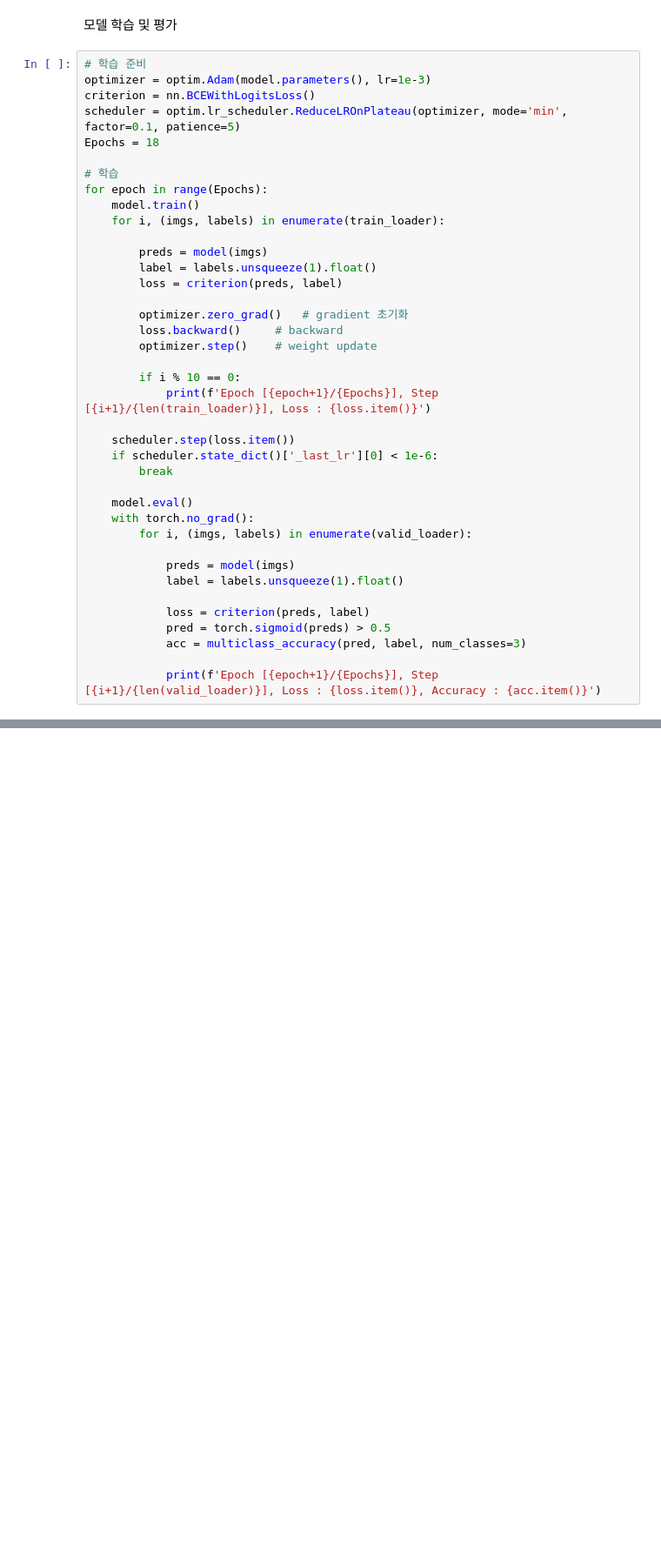
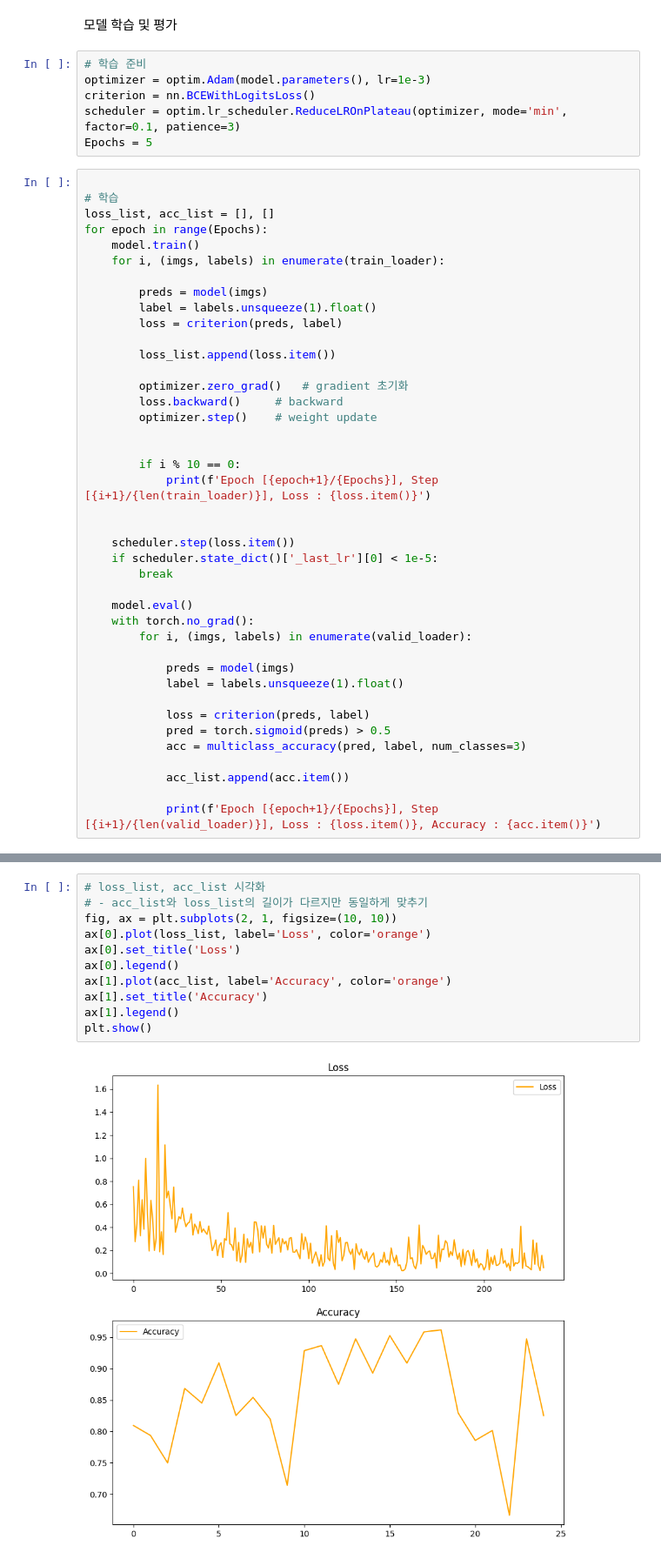
Before and after one commit to voo0o08/KDT5_OpenCV_Project, a Jupyter notebook: JJW/Project_files/P02_ResNet_Complete.ipynb, the cells around one changed output, grey strips where cells are left out. Shown at 87% size. Drawn from its saved outputs; the diff is of its cells as text; blank space fills up the shorter version.

```diff
--- a/JJW/Project_files/P02_ResNet_Complete.ipynb
+++ b/JJW/Project_files/P02_ResNet_Complete.ipynb
@@ -199,13 +210,15 @@ make_dot(model(torch.randn(32, 3, 256, 256)), params=dict(model.named_parameters
 # %% [markdown]
 모델 학습 및 평가
+# %%
+# 학습 준비
+optimizer = optim.Adam(model.parameters(), lr=1e-3)
+criterion = nn.BCEWithLogitsLoss()
+scheduler = optim.lr_scheduler.ReduceLROnPlateau(optimizer, mode='min', factor=0.1, patience=3)
+Epochs = 5
 # %%
-# 학습 준비
-optimizer = optim.Adam(model.parameters(), lr=1e-3)
-criterion = nn.BCEWithLogitsLoss()
-scheduler = optim.lr_scheduler.ReduceLROnPlateau(optimizer, mode='min', factor=0.1, patience=5)
-Epochs = 18
 
 # 학습
+loss_list, acc_list = [], []
 for epoch in range(Epochs):
     model.train()
     for i, (imgs, labels) in enumerate(train_loader):
@@ -214,15 +227,19 @@ for epoch in range(Epochs):
         label = labels.unsqueeze(1).float()
         loss = criterion(preds, label)
 
+        loss_list.append(loss.item())
+
         optimizer.zero_grad()   # gradient 초기화
         loss.backward()     # backward
         optimizer.step()    # weight update
 
+
         if i % 10 == 0:
             print(f'Epoch [{epoch+1}/{Epochs}], Step [{i+1}/{len(train_loader)}], Loss : {loss.item()}')
 
+
     scheduler.step(loss.item())
-    if scheduler.state_dict()['_last_lr'][0] < 1e-6:
+    if scheduler.state_dict()['_last_lr'][0] < 1e-5:
         break
 
     model.eval()
@@ -236,4 +253,6 @@ for epoch in range(Epochs):
             pred = torch.sigmoid(preds) > 0.5
             acc = multiclass_accuracy(pred, label, num_classes=3)
 
+            acc_list.append(acc.item())
+
             print(f'Epoch [{epoch+1}/{Epochs}], Step [{i+1}/{len(valid_loader)}], Loss : {loss.item()}, Accuracy : {acc.item()}')
@@ -239,0 +277,13 @@ for epoch in range(Epochs):
+# %%
+# loss_list, acc_list 시각화
+# - acc_list와 loss_list의 길이가 다르지만 동일하게 맞추기
+fig, ax = plt.subplots(2, 1, figsize=(10, 10))
+ax[0].plot(loss_list, label='Loss', color='orange')
+ax[0].set_title('Loss')
+ax[0].legend()
+ax[1].plot(acc_list, label='Accuracy', color='orange')
+ax[1].set_title('Accuracy')
+ax[1].legend()
+plt.show()
+# %% [output]
+[figure, added]
```
Also changed, not shown: parts of 7 cells of this notebook, 2 other files.
